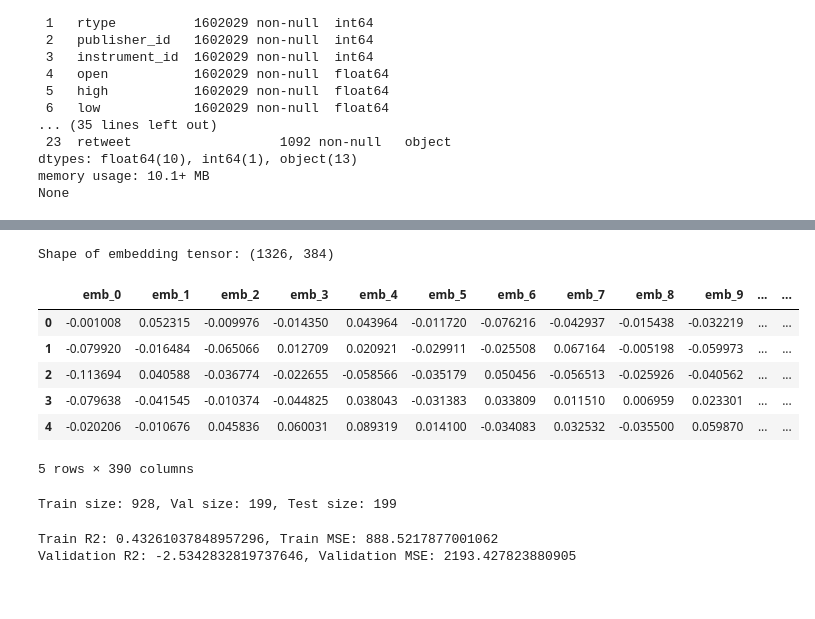
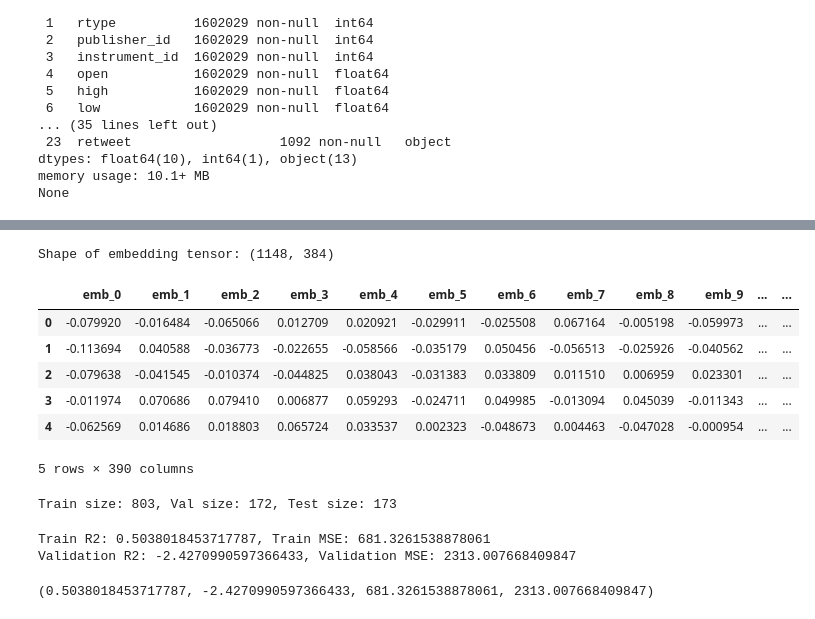
Before and after one commit to ngoguened/AML_Final_Project, a Jupyter notebook: notebooks/preprocessing.ipynb, the cells around one changed output, grey strips where cells are left out. Cells and saved outputs as stored; diff of their text form; code cells hidden in the pictures.

```diff
--- a/notebooks/preprocessing.ipynb
+++ b/notebooks/preprocessing.ipynb
@@ -172,36 +182,37 @@ from sentence_transformers import SentenceTransformer
 model = SentenceTransformer("sentence-transformers/all-MiniLM-L6-v2")
 
 # encode the full text to get embeddings - embedding dim is 384
-embeddings = model.encode(data["fullText"].tolist(), show_progress_bar=True)
+embeddings = model.encode(data_processed["fullText"].tolist(), show_progress_bar=True)
 print("Shape of embedding tensor:", embeddings.shape)
 # %% [output]
-Shape of embedding tensor: (1326, 384)
+Shape of embedding tensor: (1148, 384)
 # %%
 # Let's create a dataframe for the embeddings
 embedding_cols = [f"emb_{i}" for i in range(embeddings.shape[1])]
 
 # Add as separate columns (concate horizontally matching on same index)
-embedding_df = pd.DataFrame(embeddings, columns=embedding_cols, index=data.index)
-data = pd.concat([embedding_df, data], axis=1)
+embedding_df = pd.DataFrame(
+    embeddings, columns=embedding_cols, index=data_processed.index
+)
+data_processed = pd.concat([embedding_df, data_processed], axis=1)
 
 # drop unnecessary fullText column since we have it vectorized now
-data_unchanged = data.copy()
-data = data.drop(columns=["fullText"])
+data_processed = data_processed.drop(columns=["fullText"])
 
-data.head()
+data_processed.head()
 # %% [output]
 |  | emb_0 | emb_1 | emb_2 | emb_3 | emb_4 | emb_5 | emb_6 | emb_7 | emb_8 | emb_9 | ... | ... |
-| 0 | -0.001008 | 0.052315 | -0.009976 | -0.014350 | 0.043964 | -0.011720 | -0.076216 | -0.042937 | -0.015438 | -0.032219 | ... | ... |
-| 1 | -0.079920 | -0.016484 | -0.065066 | 0.012709 | 0.020921 | -0.029911 | -0.025508 | 0.067164 | -0.005198 | -0.059973 | ... | ... |
-| 2 | -0.113694 | 0.040588 | -0.036774 | -0.022655 | -0.058566 | -0.035179 | 0.050456 | -0.056513 | -0.025926 | -0.040562 | ... | ... |
-| 3 | -0.079638 | -0.041545 | -0.010374 | -0.044825 | 0.038043 | -0.031383 | 0.033809 | 0.011510 | 0.006959 | 0.023301 | ... | ... |
-| 4 | -0.020206 | -0.010676 | 0.045836 | 0.060031 | 0.089319 | 0.014100 | -0.034083 | 0.032532 | -0.035500 | 0.059870 | ... | ... |
+| 0 | -0.079920 | -0.016484 | -0.065066 | 0.012709 | 0.020921 | -0.029911 | -0.025508 | 0.067164 | -0.005198 | -0.059973 | ... | ... |
+| 1 | -0.113694 | 0.040588 | -0.036773 | -0.022655 | -0.058566 | -0.035179 | 0.050456 | -0.056513 | -0.025926 | -0.040562 | ... | ... |
+| 2 | -0.079638 | -0.041545 | -0.010374 | -0.044825 | 0.038043 | -0.031383 | 0.033809 | 0.011510 | 0.006959 | 0.023301 | ... | ... |
+| 3 | -0.011974 | 0.070686 | 0.079410 | 0.006877 | 0.059293 | -0.024711 | 0.049985 | -0.013094 | 0.045039 | -0.011343 | ... | ... |
+| 4 | -0.062569 | 0.014686 | 0.018803 | 0.065724 | 0.033537 | 0.002323 | -0.048673 | 0.004463 | -0.047028 | -0.000954 | ... | ... |
 5 rows × 390 columns
 # %%
 from sklearn.model_selection import train_test_split
 
 # split it into train, val and test sets
-X, y = data[data.columns[:-1]], data["bps_change"]
+X, y = data_processed[data_processed.columns[:-1]], data_processed["bps_change"]
 
 # temporal split - no shuffling. 70-15-15 split
 X_train, X_temp, y_train, y_temp = train_test_split(X, y, test_size=0.3, shuffle=False)
@@ -211,14 +222,15 @@ X_val, X_test, y_val, y_test = train_test_split(
 
 print(f"Train size: {len(X_train)}, Val size: {len(X_val)}, Test size: {len(X_test)}")
 # %% [output]
-Train size: 928, Val size: 199, Test size: 199
+Train size: 803, Val size: 172, Test size: 173
 # %%
 # Lets finally fit a linear regression model for a baseline
+from regex import R
 from sklearn.linear_model import LinearRegression
 from sklearn.metrics import mean_squared_error
 
 
-def fit_model(model, X_train, y_train, X_val, y_val):
+def fit_model(model, X_train, y_train, X_val, y_val, log=True):
     model.fit(X_train, y_train)
 
     # Get metrics
@@ -228,14 +240,18 @@ def fit_model(model, X_train, y_train, X_val, y_val):
     R2_val = model.score(X_val, y_val)
     MSE_val = mean_squared_error(y_val, model.predict(X_val))
 
-    print(f"Train R2: {R2_train}, Train MSE: {MSE_train}")
-    print(f"Validation R2: {R2_val}, Validation MSE: {MSE_val}")
+    if log:
+        print(f"Train R2: {R2_train}, Train MSE: {MSE_train}")
+        print(f"Validation R2: {R2_val}, Validation MSE: {MSE_val}")
+
+    return R2_train, R2_val, MSE_train, MSE_val
 
 
 fit_model(LinearRegression(), X_train, y_train, X_val, y_val)
 # %% [output]
-Train R2: 0.43261037848957296, Train MSE: 888.5217877001062
-Validation R2: -2.5342832819737646, Validation MSE: 2193.427823880905
+Train R2: 0.5038018453717787, Train MSE: 681.3261538878061
+Validation R2: -2.4270990597366433, Validation MSE: 2313.007668409847
+(0.5038018453717787, -2.4270990597366433, 681.3261538878061, 2313.007668409847)
 # %%
 # Fit regularized linear models - Ridge and Lasso
 from sklearn.linear_model import Lasso, Ridge
```
Also changed, not shown: parts of 12 cells of this notebook, 4 other files.
